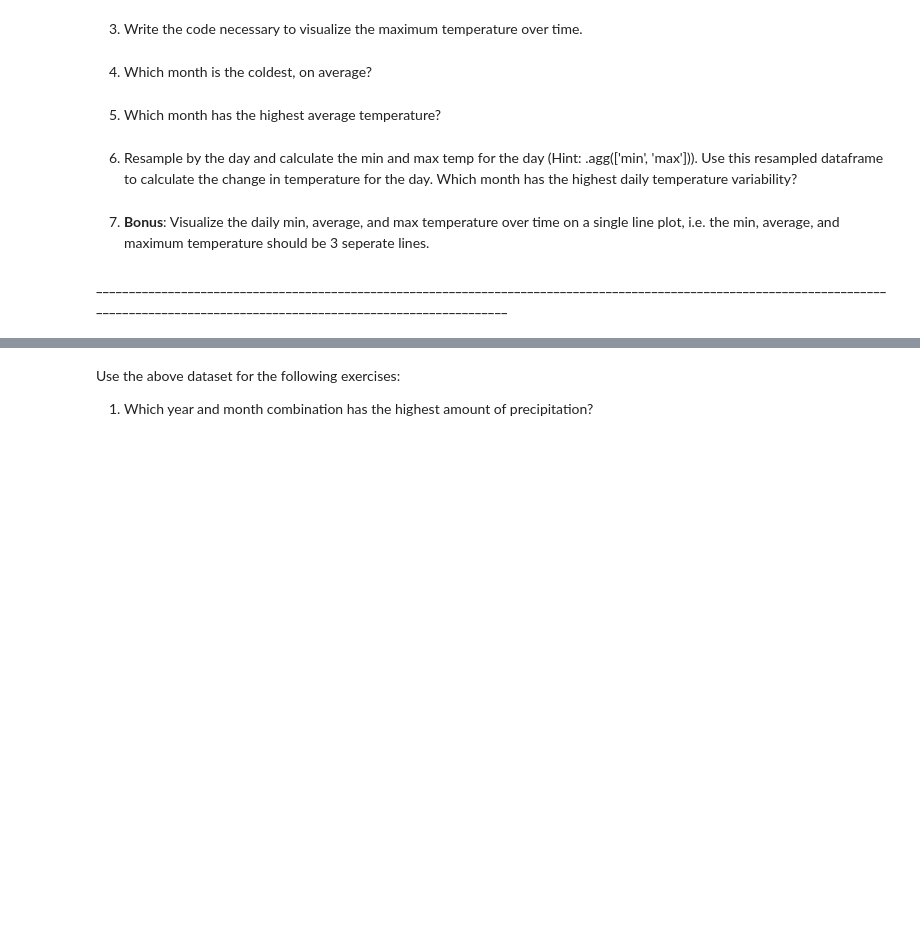
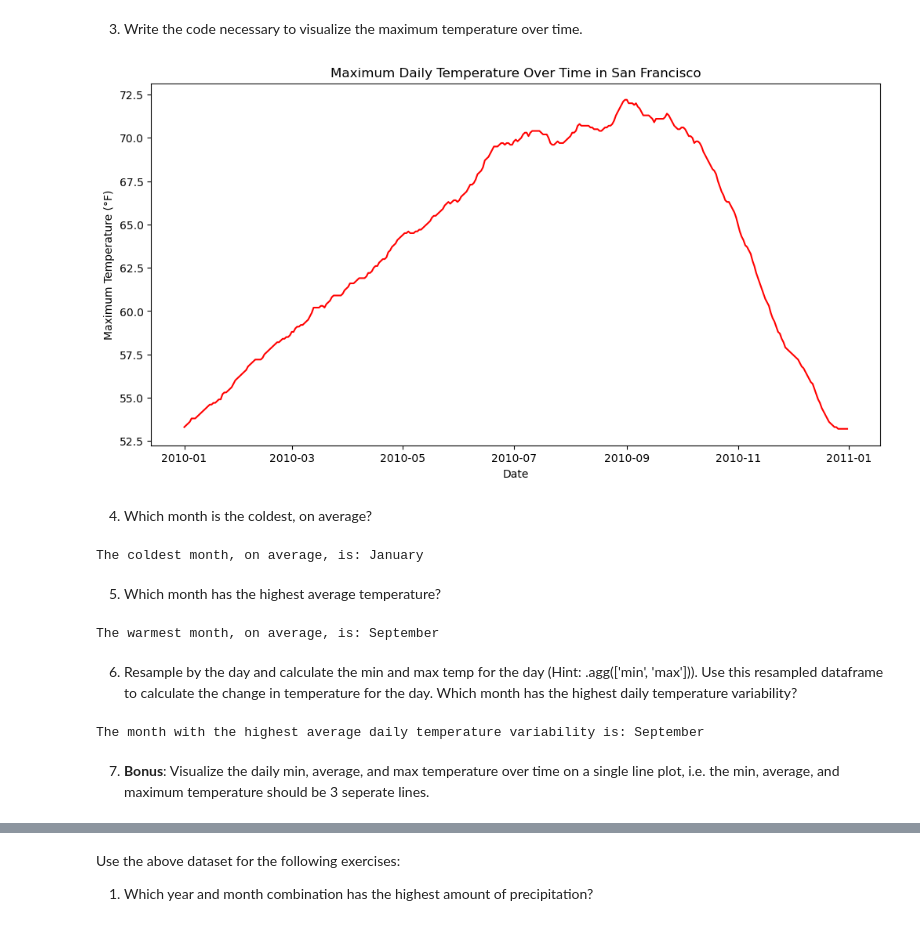
Before and after one commit to Segura-Jorge/time-series-exercises, a Jupyter notebook: wwtsd.ipynb, the cells around one changed output, grey strips where cells are left out. Saved outputs shown, nothing was run; the diff lists cells and outputs as text; code cells hidden in the pictures; blank space fills up the shorter version.

```diff
--- a/wwtsd.ipynb
+++ b/wwtsd.ipynb
@@ -29,12 +61,59 @@ Use the above dataset for the following exercises:
 # %% [markdown]
 3. Write the code necessary to visualize the maximum temperature over time.
+# %%
+# Resample by day and calculate the maximum temperature
+daily_max_temp = df['temp'].resample('D').max()
+
+# Plot the daily maximum temperature over time
+plt.figure(figsize=(12, 6))
+sns.lineplot(x=daily_max_temp.index, y=daily_max_temp, color='red')
+plt.title('Maximum Daily Temperature Over Time in San Francisco')
+plt.xlabel('Date')
+plt.ylabel('Maximum Temperature (°F)')
+plt.show()
+# %% [output]
+[figure, added]
 # %% [markdown]
 4. Which month is the coldest, on average?
+# %%
+# Resample by month and calculate the mean temperature for each month
+monthly_avg_temp = df['temp'].resample('M').mean()
+
+# Find the month with the lowest average temperature
+coldest_month = monthly_avg_temp.idxmin()
+
+print(f'The coldest month, on average, is: {coldest_month.strftime("%B")}')
+# %% [output]
+The coldest month, on average, is: January
 # %% [markdown]
 5. Which month has the highest average temperature?
+# %%
+# Resample by month and calculate the mean temperature for each month
+monthly_avg_temp = df['temp'].resample('M').mean()
+
+# Find the month with the highest average temperature
+warmest_month = monthly_avg_temp.idxmax()
+
+print(f'The warmest month, on average, is: {warmest_month.strftime("%B")}')
+# %% [output]
+The warmest month, on average, is: September
 # %% [markdown]
 6. Resample by the day and calculate the min and max temp for the day (Hint: .agg(['min', 'max'])). Use this resampled dataframe to calculate the change in temperature for the day. Which month has the highest daily temperature variability?
+# %%
+# Resample by day and calculate the min and max temperature for the day
+daily_temp_stats = df['temp'].resample('D').agg(['min', 'max'])
+
+# Calculate the change in temperature for the day
+daily_temp_stats['temp_change'] = daily_temp_stats['max'] - daily_temp_stats['min']
+
+# Now, resample by month to find the average daily temperature variability for each month
+monthly_temp_variability = daily_temp_stats['temp_change'].resample('M').mean()
+
+# Find the month with the highest average daily temperature variability
+most_variable_month = monthly_temp_variability.idxmax()
+
+print(f'The month with the highest average daily temperature variability is: {most_variable_month.strftime("%B")}')
+# %% [output]
+The month with the highest average daily temperature variability is: September
 # %% [markdown]
 7. **Bonus**: Visualize the daily min, average, and max temperature over time on a single line plot, i.e. the min, average, and maximum temperature should be 3 seperate lines.
-# %% [markdown]
-**________________________________________________________________________________________________________________________________________________________________________________________**
```
Also changed, not shown: parts of 44 cells of this notebook, 1 other file.
